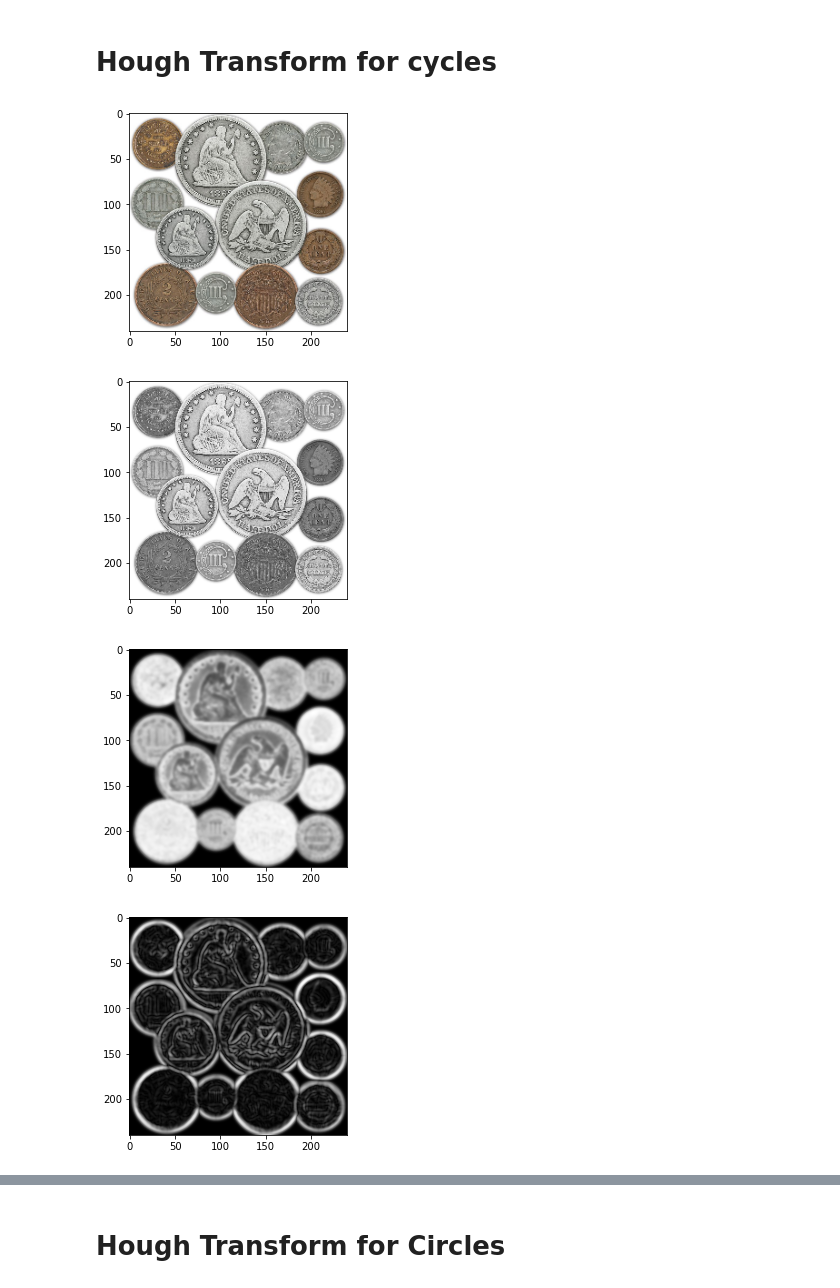
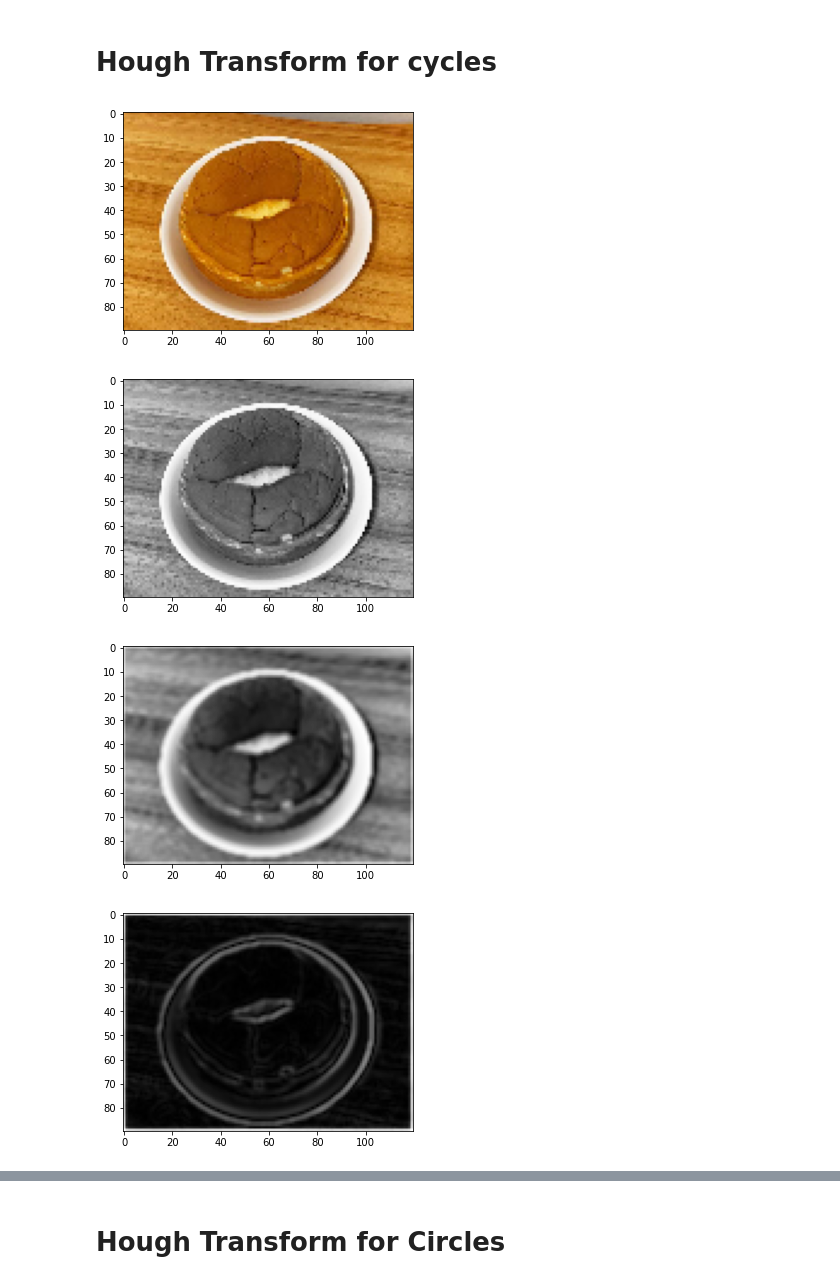
Before and after one commit to frankye1000/NYCU-ImageProcessing, a Jupyter notebook: HW2/HW2.ipynb, the cells around one changed output, grey strips where cells are left out. Drawn from its saved outputs; the diff is of its cells as text; code cells hidden in the pictures.

```diff
--- a/HW2/HW2.ipynb
+++ b/HW2/HW2.ipynb
@@ -20,7 +20,8 @@ def gaussian_filter(a, kernel, sigma):
     stride = 1   # same size of input and output
 
     # create empty matrix
-    temp = np.zeros((a.shape[0] + 2*padding, a.shape[1] + 2*padding))
+#     temp = np.zeros((a.shape[0] + 2*padding, a.shape[1] + 2*padding))
+    temp = np.full(shape=(a.shape[0] + 2*padding, a.shape[1] + 2*padding), fill_value=255)
     blur = np.zeros((a.shape[0], a.shape[1]))
 
     for i in range(a.shape[0]):
@@ -50,7 +51,8 @@ def Filter(a, Type, kernel=3):
     stride = 1   # same size of input and output
 
     # create empty matrix
-    temp = np.zeros((a.shape[0] + 2*padding, a.shape[1] + 2*padding))
+#     temp = np.zeros((a.shape[0] + 2*padding, a.shape[1] + 2*padding))
+    temp = np.full(shape=(a.shape[0] + 2*padding, a.shape[1] + 2*padding), fill_value=255)    # create background is black
     blur = np.zeros((a.shape[0], a.shape[1]))
     for i in range(a.shape[0]):
         for j in range(a.shape[1]):
@@ -99,7 +101,7 @@ def showImg(image):
 def readImg2Gray(path, resize=False):
     image     = plt.imread(path)
     if resize:
-        image = cv2.resize(image, None, fx=0.3, fy=0.3)
+        image = cv2.resize(image, None, fx=0.2, fy=0.2)
 
     image_gray = rgb2gray(image)
     showImg(image)
@@ -374,19 +376,42 @@ show_heatmap(A)
 # %% [markdown]
 # Hough Transform for cycles
 # %%
-coins_gray     = readImg2Gray("pic4PR2/coins.jpg", resize=True)
-coins_gaussian = gaussian_filter(255-coins_gray, kernel=11, sigma=1.5)
-coins_sobel    = sobel(coins_gaussian)
-coins_sobel_scaled = scale(coins_sobel, threshold=110)
-showImg(coins_gaussian)
-showImg(coins_sobel)
-showImg(coins_sobel_scaled)
+# coins_gray     = readImg2Gray("pic4PR2/coins.jpg", resize=True)
+# coins_gaussian = gaussian_filter(coins_gray, kernel=3, sigma=1)
+# coins_sobel    = sobel(coins_gaussian)
+# coins_sobel_scaled = scale(coins_sobel, threshold=90)
+# showImg(coins_gaussian)
+# showImg(coins_sobel)
+# showImg(coins_sobel_scaled)
+
 # #--------------------------------------------------------------------#
-# mark_gray     = readImg2Gray("pic4PR2/mark.jpeg")
-# mark_gaussian = gaussian_filter(mark_gray, kernel=13, sigma=1)
-# showImg(mark_gaussian)
+# meatball_gray     = readImg2Gray("pic4PR2/meatball.jpg")
+# meatball_gaussian = gaussian_filter(meatball_gray, kernel=3, sigma=1.3)
+# meatball_sobel    = sobel(meatball_gaussian)
+# meatball_sobel_scaled = scale(meatball_sobel, threshold=50)
+# showImg(meatball_gaussian)
+# showImg(meatball_sobel)
+# showImg(meatball_sobel_scaled)
+
+# #--------------------------------------------------------------------#
+# rice_gray     = readImg2Gray("pic4PR2/rice.jpg", resize=True)
+# rice_gaussian = gaussian_filter(rice_gray, kernel=3, sigma=1.3)
+# rice_sobel    = sobel(rice_gaussian)
+# rice_sobel_scaled = scale(rice_sobel, threshold=50)
+# showImg(rice_gaussian)
+# showImg(rice_sobel)
+# showImg(rice_sobel_scaled)
+
+# #--------------------------------------------------------------------#
+cake_gray     = readImg2Gray("pic4PR2/cake2.jpg", resize=True)
+cake_gaussian = gaussian_filter(cake_gray, kernel=3, sigma=1.2)
+cake_sobel    = sobel(cake_gaussian)
+cake_sobel_scaled = scale(cake_sobel, threshold=70)
+showImg(cake_gaussian)
+showImg(cake_sobel)
+showImg(cake_sobel_scaled)
 # %% [output]
-[figure, old version]
+[figure, new version]
-[figure, old version]
+[figure, new version]
-[figure, old version]
+[figure, new version]
-[figure, old version]
+[figure, new version]
```
Also changed, not shown: parts of 10 cells of this notebook, 34 other files.
